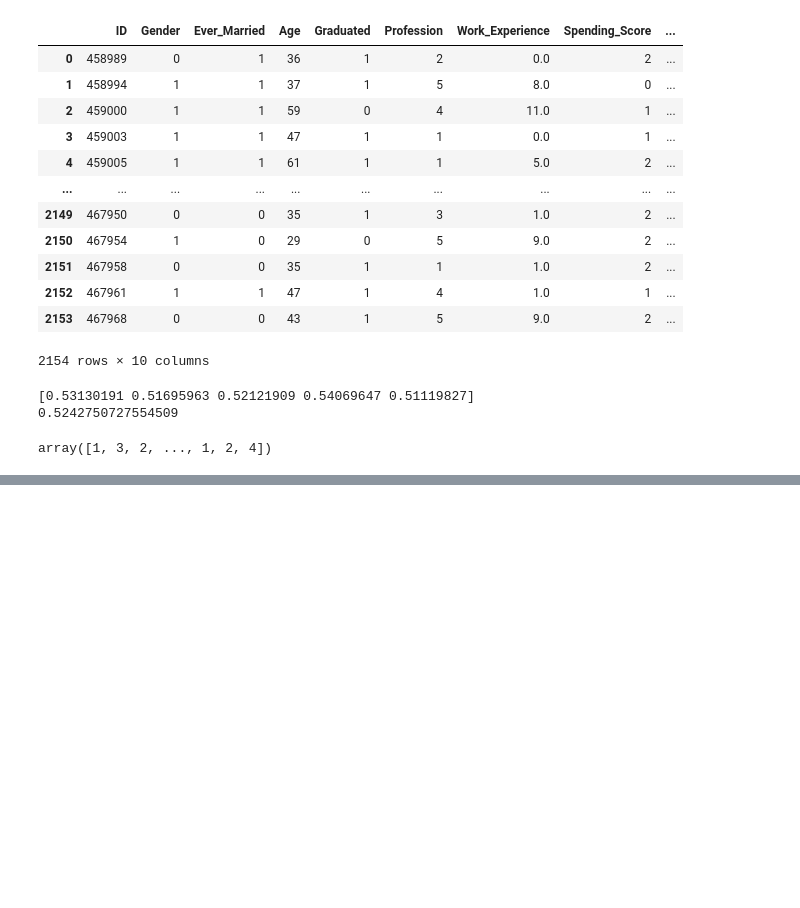
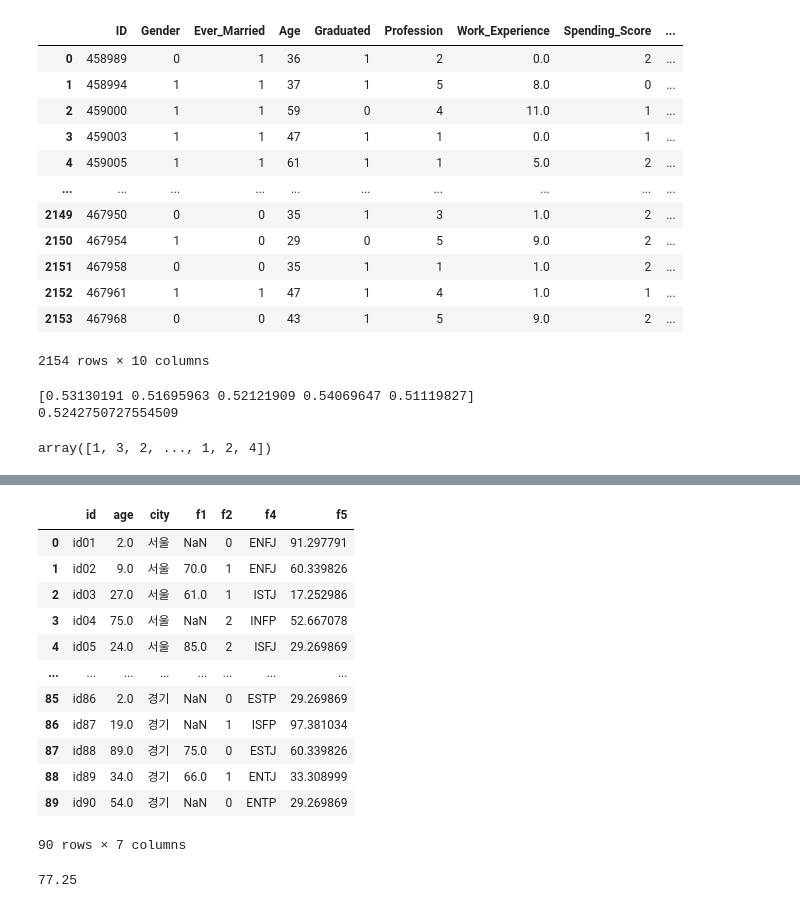
Before and after one commit to zudata/BEAKJOON, a Jupyter notebook: study/Big Data Certification study.ipynb, the cells around one changed output, grey strips where cells are left out. Cells and saved outputs as stored; diff of their text form; code cells hidden in the pictures; blank space fills up the shorter version.

```diff
--- a/study/Big Data Certification study.ipynb
+++ b/study/Big Data Certification study.ipynb
@@ -4101,0 +4107,24 @@ print(sum(df.loc["2022년",:] > m))
+# %%
+import pandas as pd
+df = pd.read_csv("data/kaggle_data/big-data-analytics-certification/t1-data1.csv")
+df
+# %% [output]
+|  | id | age | city | f1 | f2 | f4 | f5 |
+| 0 | id01 | 2.0 | 서울 | NaN | 0 | ENFJ | 91.297791 |
+| 1 | id02 | 9.0 | 서울 | 70.0 | 1 | ENFJ | 60.339826 |
+| 2 | id03 | 27.0 | 서울 | 61.0 | 1 | ISTJ | 17.252986 |
+| 3 | id04 | 75.0 | 서울 | NaN | 2 | INFP | 52.667078 |
+| 4 | id05 | 24.0 | 서울 | 85.0 | 2 | ISFJ | 29.269869 |
+| ... | ... | ... | ... | ... | ... | ... | ... |
+| 85 | id86 | 2.0 | 경기 | NaN | 0 | ESTP | 29.269869 |
+| 86 | id87 | 19.0 | 경기 | NaN | 1 | ISFP | 97.381034 |
+| 87 | id88 | 89.0 | 경기 | 75.0 | 0 | ESTJ | 60.339826 |
+| 88 | id89 | 34.0 | 경기 | 66.0 | 1 | ENTJ | 33.308999 |
+| 89 | id90 | 54.0 | 경기 | NaN | 0 | ENTP | 29.269869 |
+90 rows × 7 columns
+# %%
+df = df.dropna()
+df = df.iloc[:int(len(df)*0.6)]
+print(df['f1'].quantile(.75))
+# %% [output]
+77.25
```
Also changed, not shown: parts of 47 cells of this notebook.
